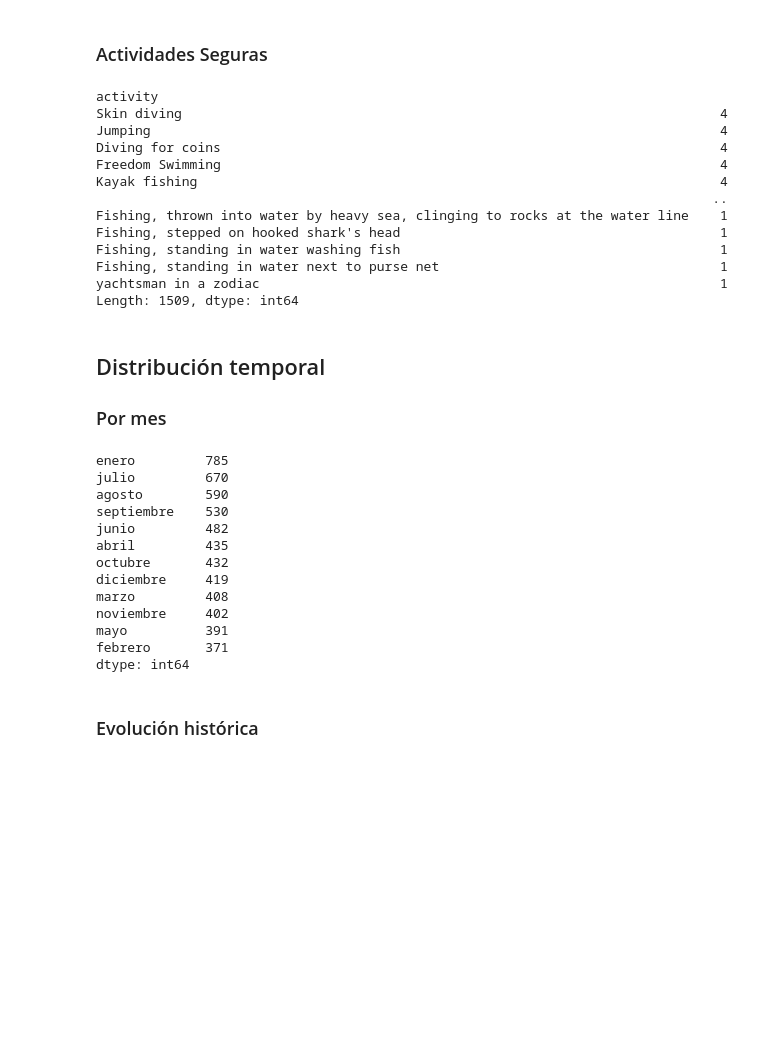
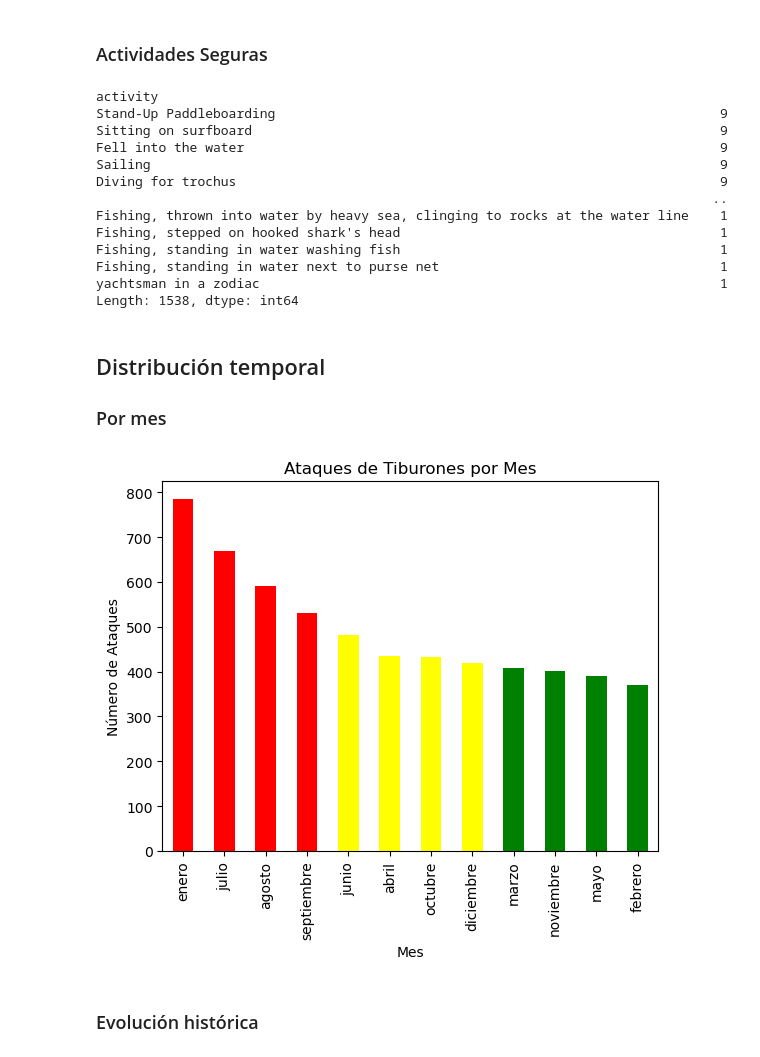
Before and after one commit to jesuserro/shark-attack-exploratory-data-analysis, a Jupyter notebook: notebooks/exploratory_analysis.ipynb, the cells around one changed output. Cells and saved outputs as stored; diff of their text form; code cells hidden in the pictures; blank space fills up the shorter version.

```diff
--- a/notebooks/exploratory_analysis.ipynb
+++ b/notebooks/exploratory_analysis.ipynb
@@ -321,23 +321,23 @@ Length: 1575, dtype: int64
 # %% [markdown]
 ### Actividades Seguras
 # %%
-umbral = 5
+umbral = 10
 actividades_seguras = actividades[actividades < umbral]
 actividades_seguras
 # %% [output]
 activity
-Skin diving                                                                     4
-Jumping                                                                         4
-Diving for coins                                                                4
-Freedom Swimming                                                                4
-Kayak fishing                                                                   4
+Stand-Up Paddleboarding                                                         9
+Sitting on surfboard                                                            9
+Fell into the water                                                             9
+Sailing                                                                         9
+Diving for trochus                                                              9
                                                                                ..
 Fishing, thrown into water by heavy sea, clinging to rocks at the water line    1
 Fishing, stepped on hooked shark's head                                         1
 Fishing, standing in water washing fish                                         1
 Fishing, standing in water next to purse net                                    1
 yachtsman in a zodiac                                                           1
-Length: 1509, dtype: int64
+Length: 1538, dtype: int64
 # %% [markdown]
 ## Distribución temporal
 
@@ -345,31 +345,27 @@ Length: 1509, dtype: int64
 # %%
 df['date'] = pd.to_datetime(df['date'], errors='coerce')
 df['month'] = df['date'].dt.month
 ataques_mes = df.groupby('month').size()
 
 # Muestra los meses con su nombre en español: enero, febrero, marzo, etc.
 meses = ['enero', 'febrero', 'marzo', 'abril', 'mayo', 'junio', 'julio', 'agosto', 'septiembre', 'octubre', 'noviembre', 'diciembre']
 ataques_mes.index = [int(mes) for mes in ataques_mes.index]
 ataques_mes.index = [meses[mes - 1] for mes in ataques_mes.index]
 
 # Ordena la lista de meses con los más atacados primero
 ataques_mes = ataques_mes.sort_values(ascending=False)
 
 ataques_mes
+
+# Genera una gráfica con los meses peligrosos en rojo, los medios en amarillo y los seguros en verde
+fig, ax = plt.subplots()
+ataques_mes.plot(kind='bar', color=['red', 'red', 'red', 'red', 'yellow', 'yellow', 'yellow', 'yellow', 'green', 'green', 'green', 'green'])
+plt.title('Ataques de Tiburones por Mes')
+plt.xlabel('Mes')
+plt.ylabel('Número de Ataques')
+plt.show()
 # %% [output]
-enero         785
-julio         670
-agosto        590
-septiembre    530
-junio         482
-abril         435
-octubre       432
-diciembre     419
-marzo         408
-noviembre     402
-mayo          391
-febrero       371
-dtype: int64
+[figure, added]
 # %% [markdown]
 ### Evolución histórica
 # %%
```
